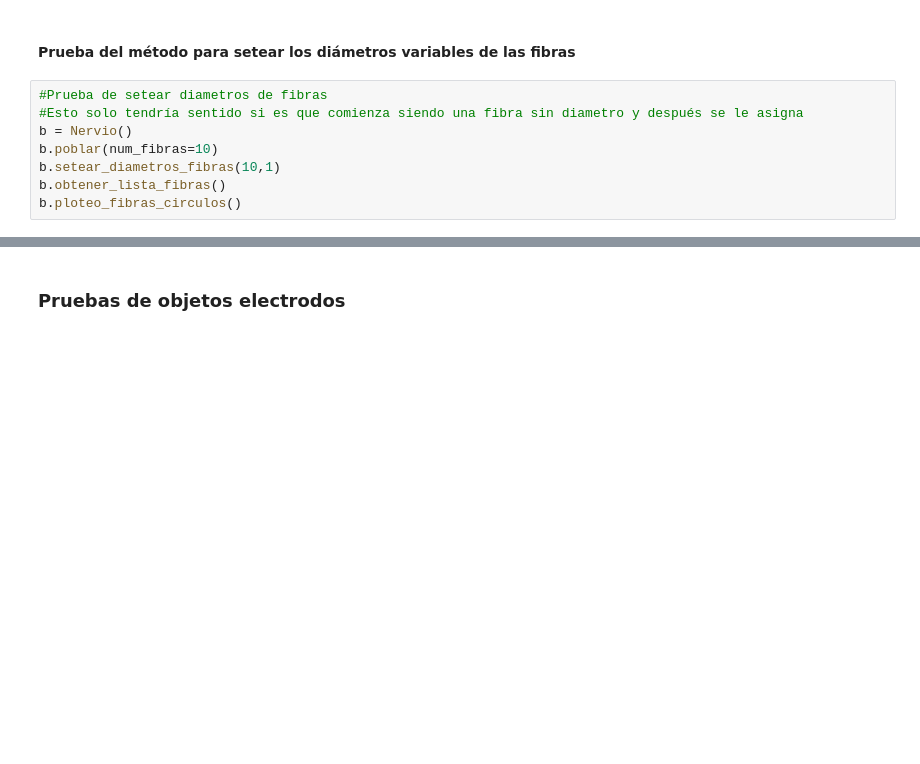
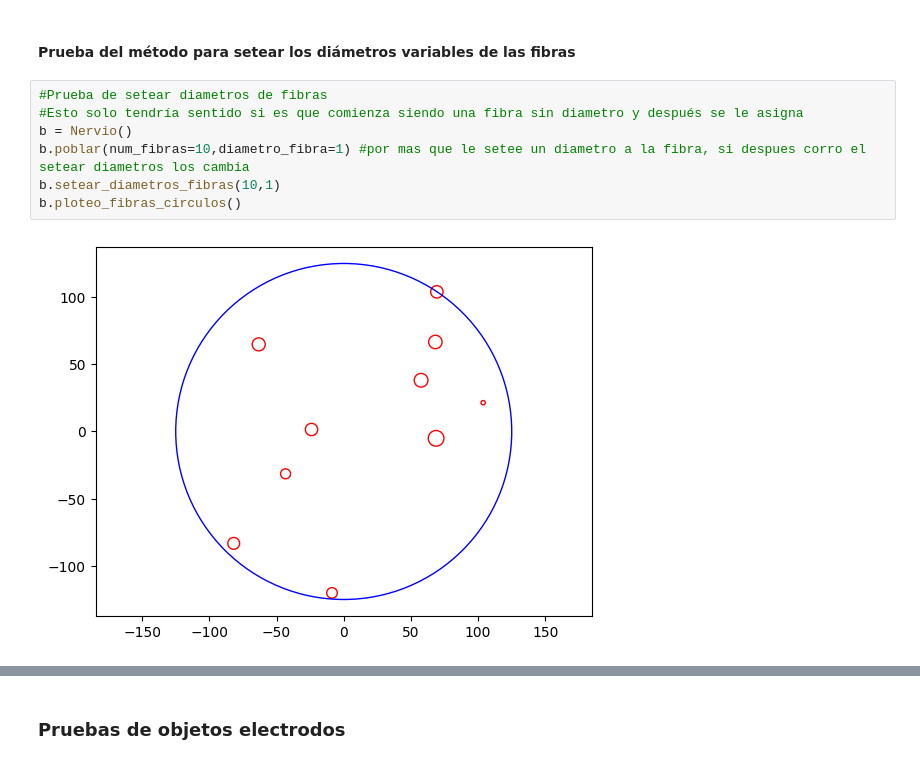
Before and after one commit to rmserra/proyecto-de-graduacion, a Jupyter notebook: modelo_poo.ipynb, the cells around one changed output, grey strips where cells are left out. Saved outputs shown, nothing was run; the diff lists cells and outputs as text; blank space fills up the shorter version.

```diff
--- a/modelo_poo.ipynb
+++ b/modelo_poo.ipynb
@@ -689,8 +574,9 @@ c.ploteo_fibras_puntos()
 # %%
 #Prueba de setear diametros de fibras
 #Esto solo tendría sentido si es que comienza siendo una fibra sin diametro y después se le asigna
 b = Nervio()
-b.poblar(num_fibras=10)
+b.poblar(num_fibras=10,diametro_fibra=1) #por mas que le setee un diametro a la fibra, si despues corro el setear diametros los cambia
 b.setear_diametros_fibras(10,1)
-b.obtener_lista_fibras()
 b.ploteo_fibras_circulos()
+# %% [output]
+[figure, added]
```
Also changed, not shown: parts of 20 cells of this notebook, 2 other files.
